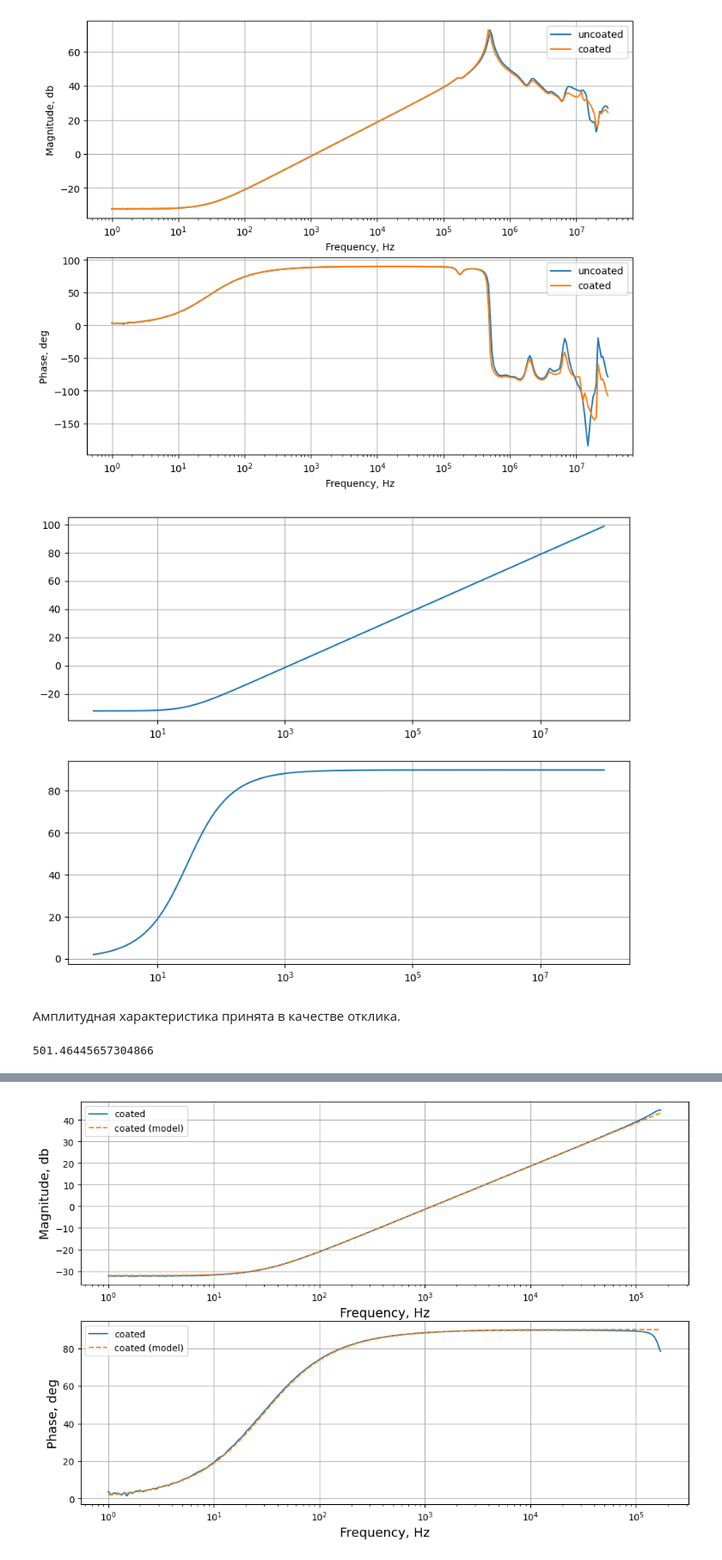
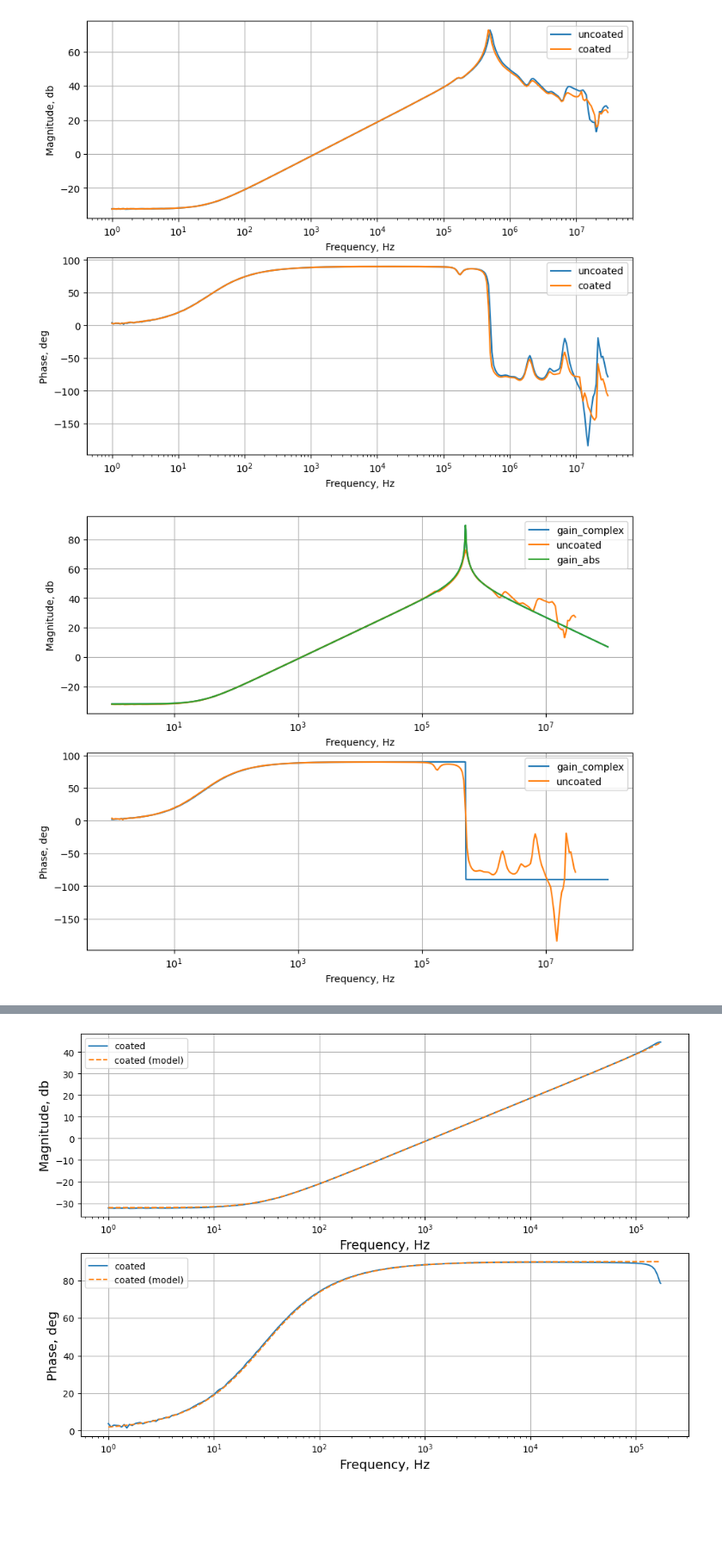
Before and after one commit to romangorbunov91/frequency-models, a Jupyter notebook: notebook.ipynb, the cells around one changed output, grey strips where cells are left out. Shown: that part at 86% size. Saved outputs shown, nothing was run; the diff lists cells and outputs as text; code cells hidden in the pictures; blank space fills up the shorter version.

```diff
--- a/notebook.ipynb
+++ b/notebook.ipynb
@@ -60,24 +60,7 @@ r_b = 0.025
 C_b = 1.0
 R_b = 6e3
 # %%
-def reactor_model(freq, L, r, C):
-    s = 1j * 2 * np.pi * freq
-    L *= L_b
-    r *= r_b
-    C *= C_b
-    # Complex gain.
-    #gain_comp = (1 /(s*C) * (r + s*L) / (1 /(s*C) + (r + s*L)) * R) / (1 /(s*C) * (r + s*L) / (1 /(s*C) + (r + s*L)) + R)
-    #gain_comp = 1 /(s*C) * (r + s*L) / (1 /(s*C) + (r + s*L))
-    #gain_comp = (r + s*L) / (1 + (s*C)*(r + s*L))
-    gain_comp = (r + s*L) * C
-    #gain_comp = R /(s*C) / (R + 1/(s*C)) * (r + s*L) / (R /(s*C) / (R + 1/(s*C)) + (r + s*L))
-
-    # Magnitude.
-    gain_abs = 20*np.log10(np.abs(gain_comp))
-    #gain_abs = np.abs(gain_comp)
-    gain_phase = np.unwrap(np.angle(gain_comp))*180/np.pi
-
-    return [gain_abs, gain_phase]
+from functions.functions_under_study import reactor_model, reactor_model_gain_abs, loss_func, grad_reactor_model_gain_abs, grad_func
 # %%
 N_DATA = 0
 user_fontsize = 14
@@ -88,19 +71,24 @@ C_sel = 1.0
 # %%
 # Create frequency array.
 N = int(1e3)
 f_min = 1
 f_max = 100e6
 freq = np.logspace(np.log10(f_min), np.log10(f_max), N)
 
 abs_phase_dataset = reactor_model(freq, L_sel, r_sel, C_sel)#, R)
+abs_dataset = reactor_model_gain_abs(freq, L_sel, r_sel, C_sel)#, R)
 
 fig, axs = plt.subplots(nrows=2, ncols=1, figsize=(10, 8))
-for idx in range(2):
-    axs[idx].plot(freq, abs_phase_dataset[idx])
-    axs[idx].axes.grid(True)
-    axs[idx].set_xscale('log')
+for idx, ax in enumerate(axs):
+    ax.plot(freq, abs_phase_dataset[idx], label='gain_complex')
+    ax.plot(data[N_DATA][:, var.freq.value], data[N_DATA][:, idx + 1], label=file_list[N_DATA])
+    if idx == 0:
+        ax.plot(freq, abs_dataset, label='gain_abs')
+    ax.set_xscale('log')
+    ax.legend()
+    ax.set_xlabel('Frequency, Hz')
+    ax.set_ylabel(user_ylabel[idx])
+    ax.grid(True)
 plt.show()
 # %% [output]
-[figure, old version]
+[figure, new version]
-# %% [markdown]
-Амплитудная характеристика принята в качестве отклика.
@@ -117,4 +94,0 @@ def loss_func(freq, y, w):
-# %%
-loss_func(freq=data[N_DATA][:7000, var.freq.value], y=data[N_DATA][:7000, var.mag_db.value], w=[1.0]*3)
-# %% [output]
-501.46445657304866
```
Also changed, not shown: parts of 7 cells of this notebook, 2 other files.
